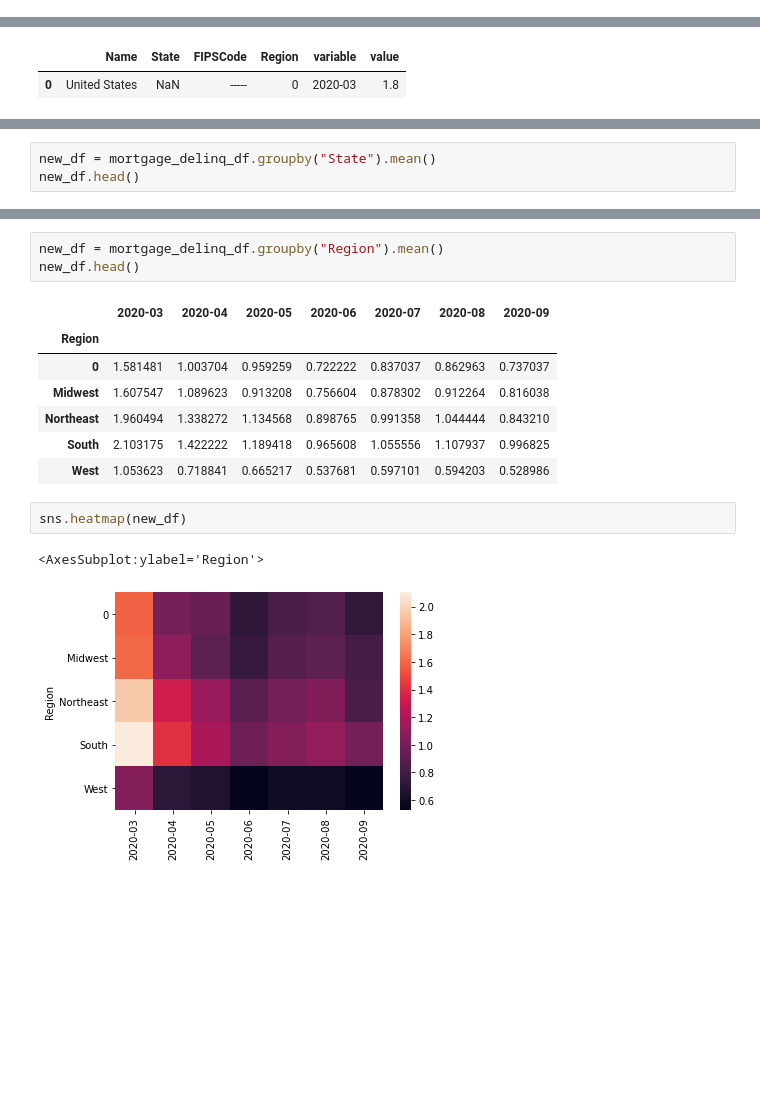
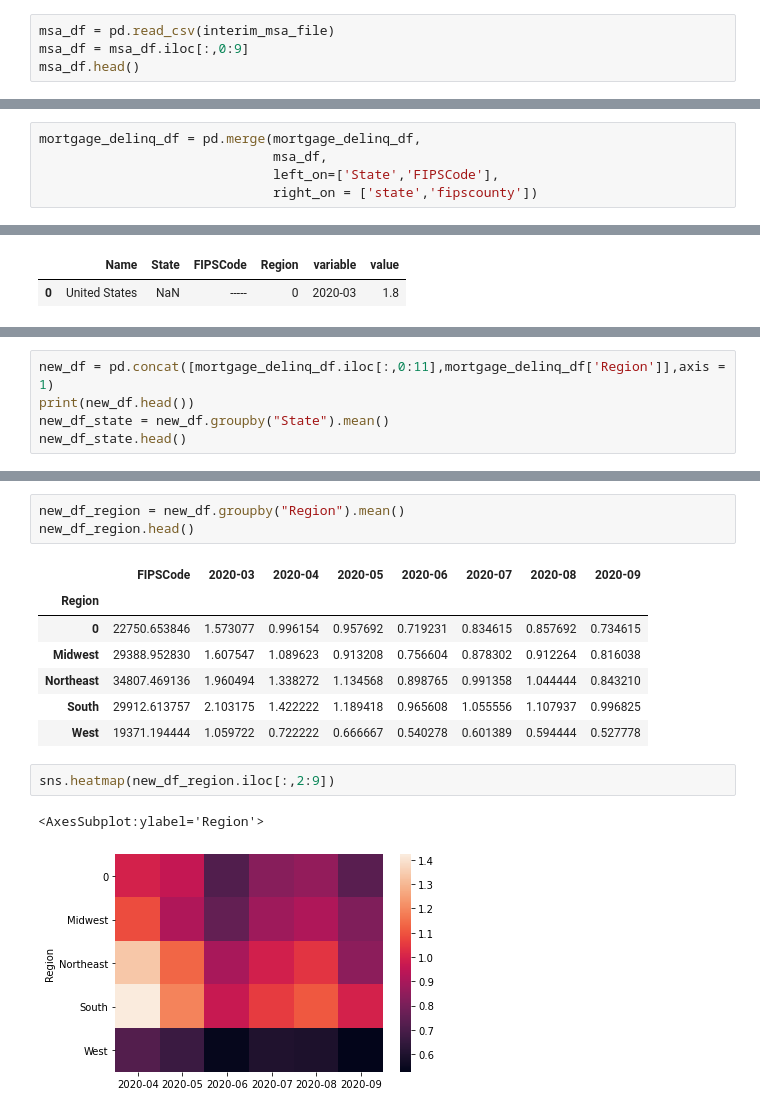
Before and after one commit to jamilao/housing-and-covid19, a Jupyter notebook: notebooks/MortgageDataProcessing.ipynb, the cells around one changed output, grey strips where cells are left out. Cells and saved outputs as stored; diff of their text form; blank space fills up the shorter version.

Commit message:
Mapped MSA to mortgage data

```diff
--- a/notebooks/MortgageDataProcessing.ipynb
+++ b/notebooks/MortgageDataProcessing.ipynb
@@ -26,2 +30,5 @@ mortgage_delinq_df.head()
 # %%
+msa_df = pd.read_csv(interim_msa_file)
+msa_df = msa_df.iloc[:,0:9]
+msa_df.head()
 # %% [output]
@@ -34,3 +41,8 @@ mortgage_delinq_df.head()
+# %%
+mortgage_delinq_df = pd.merge(mortgage_delinq_df,
+                              msa_df,
+                              left_on=['State','FIPSCode'],
+                              right_on = ['state','fipscounty'])
 # %%
 northeast = ["PA", "VT", "ME", "RI", "NY", "CT", "NH", "ME", "NJ"]
 midwest = ["OH", "IN", "IL", "MI", "WI", "MO", "IA", "MN", "KS", "NE", "SD", "ND"]
@@ -96,4 +109,6 @@ df_states.head()
 # %%
-new_df = mortgage_delinq_df.groupby("State").mean()
-new_df.head()
+new_df = pd.concat([mortgage_delinq_df.iloc[:,0:11],mortgage_delinq_df['Region']],axis = 1)
+print(new_df.head())
+new_df_state = new_df.groupby("State").mean()
+new_df_state.head()
 # %% [output]
@@ -115,16 +143,16 @@ sns.heatmap(new_df)
 # %%
-new_df = mortgage_delinq_df.groupby("Region").mean()
-new_df.head()
+new_df_region = new_df.groupby("Region").mean()
+new_df_region.head()
 # %% [output]
-|  | 2020-03 | 2020-04 | 2020-05 | 2020-06 | 2020-07 | 2020-08 | 2020-09 |
-| Region |  |  |  |  |  |  |  |
-| 0 | 1.581481 | 1.003704 | 0.959259 | 0.722222 | 0.837037 | 0.862963 | 0.737037 |
-| Midwest | 1.607547 | 1.089623 | 0.913208 | 0.756604 | 0.878302 | 0.912264 | 0.816038 |
-| Northeast | 1.960494 | 1.338272 | 1.134568 | 0.898765 | 0.991358 | 1.044444 | 0.843210 |
-| South | 2.103175 | 1.422222 | 1.189418 | 0.965608 | 1.055556 | 1.107937 | 0.996825 |
-| West | 1.053623 | 0.718841 | 0.665217 | 0.537681 | 0.597101 | 0.594203 | 0.528986 |
+|  | FIPSCode | 2020-03 | 2020-04 | 2020-05 | 2020-06 | 2020-07 | 2020-08 | 2020-09 |
+| Region |  |  |  |  |  |  |  |  |
+| 0 | 22750.653846 | 1.573077 | 0.996154 | 0.957692 | 0.719231 | 0.834615 | 0.857692 | 0.734615 |
+| Midwest | 29388.952830 | 1.607547 | 1.089623 | 0.913208 | 0.756604 | 0.878302 | 0.912264 | 0.816038 |
+| Northeast | 34807.469136 | 1.960494 | 1.338272 | 1.134568 | 0.898765 | 0.991358 | 1.044444 | 0.843210 |
+| South | 29912.613757 | 2.103175 | 1.422222 | 1.189418 | 0.965608 | 1.055556 | 1.107937 | 0.996825 |
+| West | 19371.194444 | 1.059722 | 0.722222 | 0.666667 | 0.540278 | 0.601389 | 0.594444 | 0.527778 |
 # %%
-sns.heatmap(new_df)
+sns.heatmap(new_df_region.iloc[:,2:9])
 # %% [output]
 <AxesSubplot:ylabel='Region'>
-[figure, old version]
+[figure, new version]
```
Also changed, not shown: parts of 9 cells of this notebook, 1 other file.
